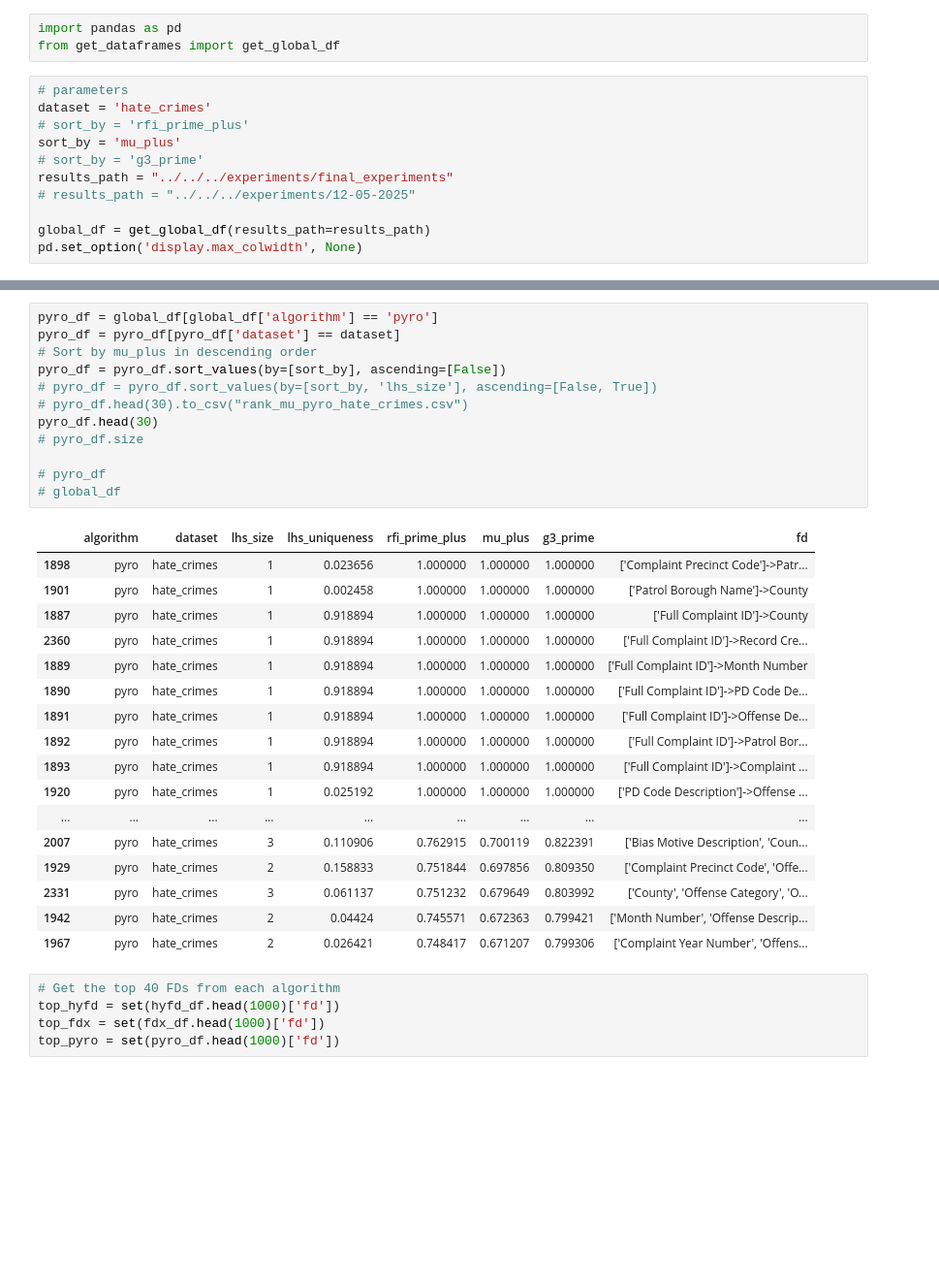
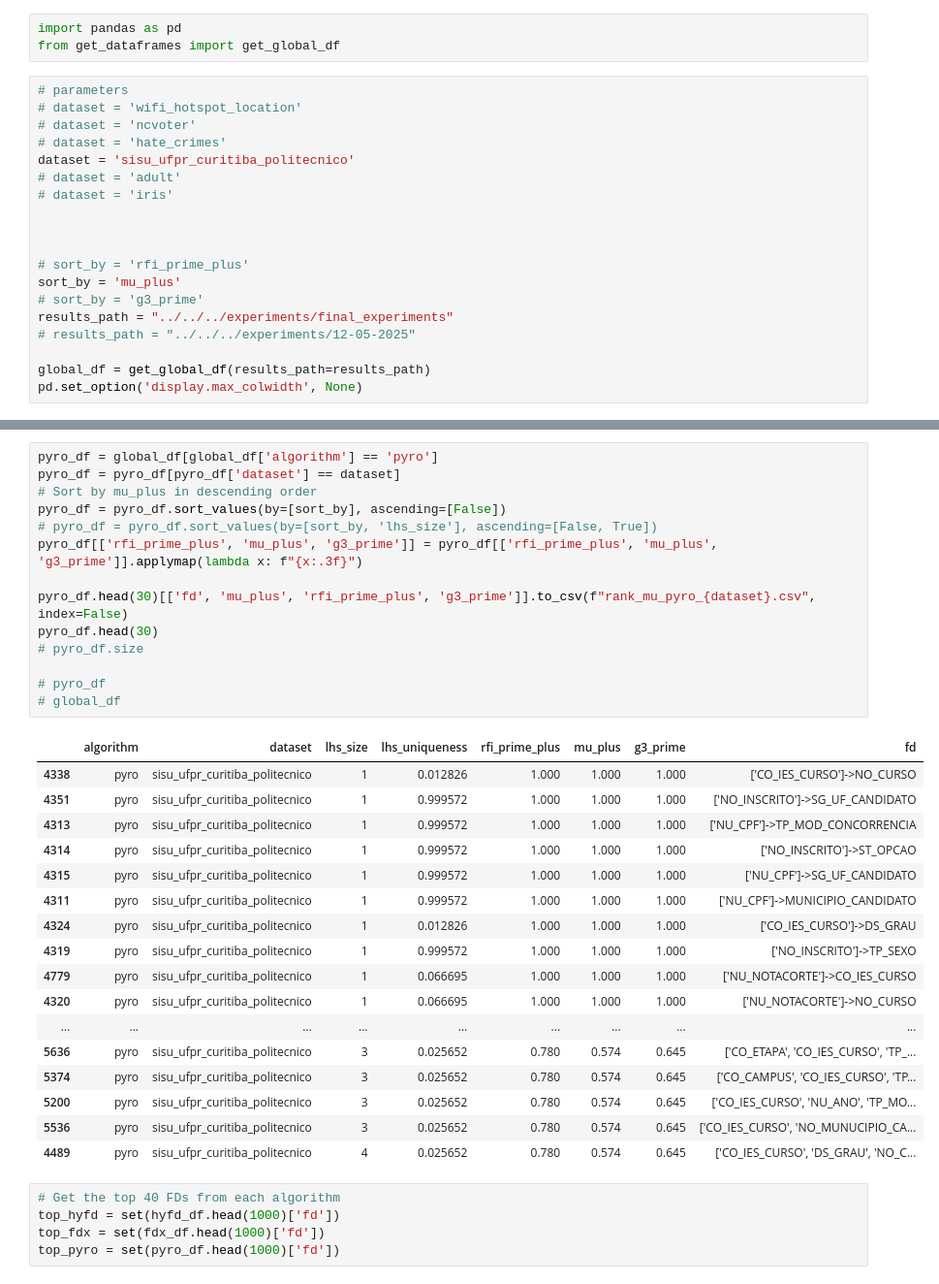
Before and after one commit to AlexF99/tcc, a Jupyter notebook: src/metrics/visualizations/rankings.ipynb, the cells around one changed output, grey strips where cells are left out. Shown at 97% size. Cells and saved outputs as stored; diff of their text form; blank space fills up the shorter version.

```diff
--- a/src/metrics/visualizations/rankings.ipynb
+++ b/src/metrics/visualizations/rankings.ipynb
@@ -3,7 +3,15 @@ import pandas as pd
 from get_dataframes import get_global_df
 # %%
 # parameters
-dataset = 'hate_crimes'
+# dataset = 'wifi_hotspot_location'
+# dataset = 'ncvoter'
+# dataset = 'hate_crimes'
+dataset = 'sisu_ufpr_curitiba_politecnico'
+# dataset = 'adult'
+# dataset = 'iris'
+
+
+
 # sort_by = 'rfi_prime_plus'
 sort_by = 'mu_plus'
 # sort_by = 'g3_prime'
@@ -68,33 +74,35 @@ fdx_df.head(50)
 # %%
 pyro_df = global_df[global_df['algorithm'] == 'pyro']
 pyro_df = pyro_df[pyro_df['dataset'] == dataset]
 # Sort by mu_plus in descending order
 pyro_df = pyro_df.sort_values(by=[sort_by], ascending=[False])
 # pyro_df = pyro_df.sort_values(by=[sort_by, 'lhs_size'], ascending=[False, True])
-# pyro_df.head(30).to_csv("rank_mu_pyro_hate_crimes.csv")
+pyro_df[['rfi_prime_plus', 'mu_plus', 'g3_prime']] = pyro_df[['rfi_prime_plus', 'mu_plus', 'g3_prime']].applymap(lambda x: f"{x:.3f}")
+
+pyro_df.head(30)[['fd', 'mu_plus', 'rfi_prime_plus', 'g3_prime']].to_csv(f"rank_mu_pyro_{dataset}.csv", index=False)
 pyro_df.head(30)
 # pyro_df.size
 
 # pyro_df
 # global_df
 # %% [output]
 |  | algorithm | dataset | lhs_size | lhs_uniqueness | rfi_prime_plus | mu_plus | g3_prime | fd |
-| 1898 | pyro | hate_crimes | 1 | 0.023656 | 1.000000 | 1.000000 | 1.000000 | ['Complaint Precinct Code']->Patr... |
-| 1901 | pyro | hate_crimes | 1 | 0.002458 | 1.000000 | 1.000000 | 1.000000 | ['Patrol Borough Name']->County |
-| 1887 | pyro | hate_crimes | 1 | 0.918894 | 1.000000 | 1.000000 | 1.000000 | ['Full Complaint ID']->County |
-| 2360 | pyro | hate_crimes | 1 | 0.918894 | 1.000000 | 1.000000 | 1.000000 | ['Full Complaint ID']->Record Cre... |
-| 1889 | pyro | hate_crimes | 1 | 0.918894 | 1.000000 | 1.000000 | 1.000000 | ['Full Complaint ID']->Month Number |
-| 1890 | pyro | hate_crimes | 1 | 0.918894 | 1.000000 | 1.000000 | 1.000000 | ['Full Complaint ID']->PD Code De... |
-| 1891 | pyro | hate_crimes | 1 | 0.918894 | 1.000000 | 1.000000 | 1.000000 | ['Full Complaint ID']->Offense De... |
-| 1892 | pyro | hate_crimes | 1 | 0.918894 | 1.000000 | 1.000000 | 1.000000 | ['Full Complaint ID']->Patrol Bor... |
-| 1893 | pyro | hate_crimes | 1 | 0.918894 | 1.000000 | 1.000000 | 1.000000 | ['Full Complaint ID']->Complaint ... |
-| 1920 | pyro | hate_crimes | 1 | 0.025192 | 1.000000 | 1.000000 | 1.000000 | ['PD Code Description']->Offense ... |
+| 4338 | pyro | sisu_ufpr_curitiba_politecnico | 1 | 0.012826 | 1.000 | 1.000 | 1.000 | ['CO_IES_CURSO']->NO_CURSO |
+| 4351 | pyro | sisu_ufpr_curitiba_politecnico | 1 | 0.999572 | 1.000 | 1.000 | 1.000 | ['NO_INSCRITO']->SG_UF_CANDIDATO |
+| 4313 | pyro | sisu_ufpr_curitiba_politecnico | 1 | 0.999572 | 1.000 | 1.000 | 1.000 | ['NU_CPF']->TP_MOD_CONCORRENCIA |
+| 4314 | pyro | sisu_ufpr_curitiba_politecnico | 1 | 0.999572 | 1.000 | 1.000 | 1.000 | ['NO_INSCRITO']->ST_OPCAO |
+| 4315 | pyro | sisu_ufpr_curitiba_politecnico | 1 | 0.999572 | 1.000 | 1.000 | 1.000 | ['NU_CPF']->SG_UF_CANDIDATO |
+| 4311 | pyro | sisu_ufpr_curitiba_politecnico | 1 | 0.999572 | 1.000 | 1.000 | 1.000 | ['NU_CPF']->MUNICIPIO_CANDIDATO |
+| 4324 | pyro | sisu_ufpr_curitiba_politecnico | 1 | 0.012826 | 1.000 | 1.000 | 1.000 | ['CO_IES_CURSO']->DS_GRAU |
+| 4319 | pyro | sisu_ufpr_curitiba_politecnico | 1 | 0.999572 | 1.000 | 1.000 | 1.000 | ['NO_INSCRITO']->TP_SEXO |
+| 4779 | pyro | sisu_ufpr_curitiba_politecnico | 1 | 0.066695 | 1.000 | 1.000 | 1.000 | ['NU_NOTACORTE']->CO_IES_CURSO |
+| 4320 | pyro | sisu_ufpr_curitiba_politecnico | 1 | 0.066695 | 1.000 | 1.000 | 1.000 | ['NU_NOTACORTE']->NO_CURSO |
 | ... | ... | ... | ... | ... | ... | ... | ... | ... |
-| 2007 | pyro | hate_crimes | 3 | 0.110906 | 0.762915 | 0.700119 | 0.822391 | ['Bias Motive Description', 'Coun... |
-| 1929 | pyro | hate_crimes | 2 | 0.158833 | 0.751844 | 0.697856 | 0.809350 | ['Complaint Precinct Code', 'Offe... |
-| 2331 | pyro | hate_crimes | 3 | 0.061137 | 0.751232 | 0.679649 | 0.803992 | ['County', 'Offense Category', 'O... |
-| 1942 | pyro | hate_crimes | 2 | 0.04424 | 0.745571 | 0.672363 | 0.799421 | ['Month Number', 'Offense Descrip... |
-| 1967 | pyro | hate_crimes | 2 | 0.026421 | 0.748417 | 0.671207 | 0.799306 | ['Complaint Year Number', 'Offens... |
+| 5636 | pyro | sisu_ufpr_curitiba_politecnico | 3 | 0.025652 | 0.780 | 0.574 | 0.645 | ['CO_ETAPA', 'CO_IES_CURSO', 'TP_... |
+| 5374 | pyro | sisu_ufpr_curitiba_politecnico | 3 | 0.025652 | 0.780 | 0.574 | 0.645 | ['CO_CAMPUS', 'CO_IES_CURSO', 'TP... |
+| 5200 | pyro | sisu_ufpr_curitiba_politecnico | 3 | 0.025652 | 0.780 | 0.574 | 0.645 | ['CO_IES_CURSO', 'NU_ANO', 'TP_MO... |
+| 5536 | pyro | sisu_ufpr_curitiba_politecnico | 3 | 0.025652 | 0.780 | 0.574 | 0.645 | ['CO_IES_CURSO', 'NO_MUNUCIPIO_CA... |
+| 4489 | pyro | sisu_ufpr_curitiba_politecnico | 4 | 0.025652 | 0.780 | 0.574 | 0.645 | ['CO_IES_CURSO', 'DS_GRAU', 'NO_C... |
 # %%
 # Get the top 40 FDs from each algorithm
 top_hyfd = set(hyfd_df.head(1000)['fd'])
```
Also changed, not shown: parts of 6 cells of this notebook, 18 other files.
